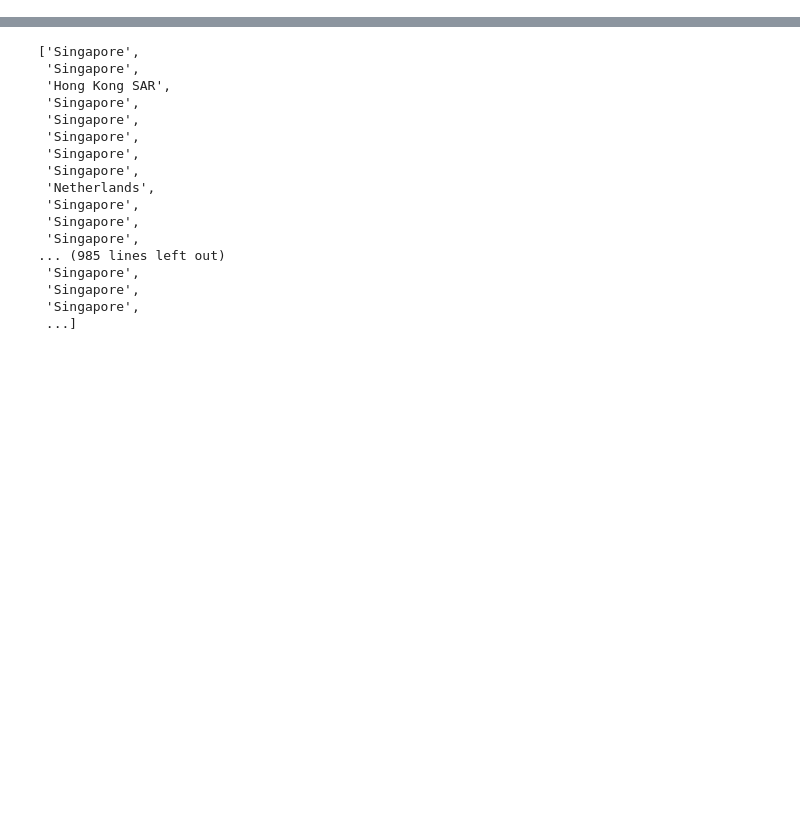
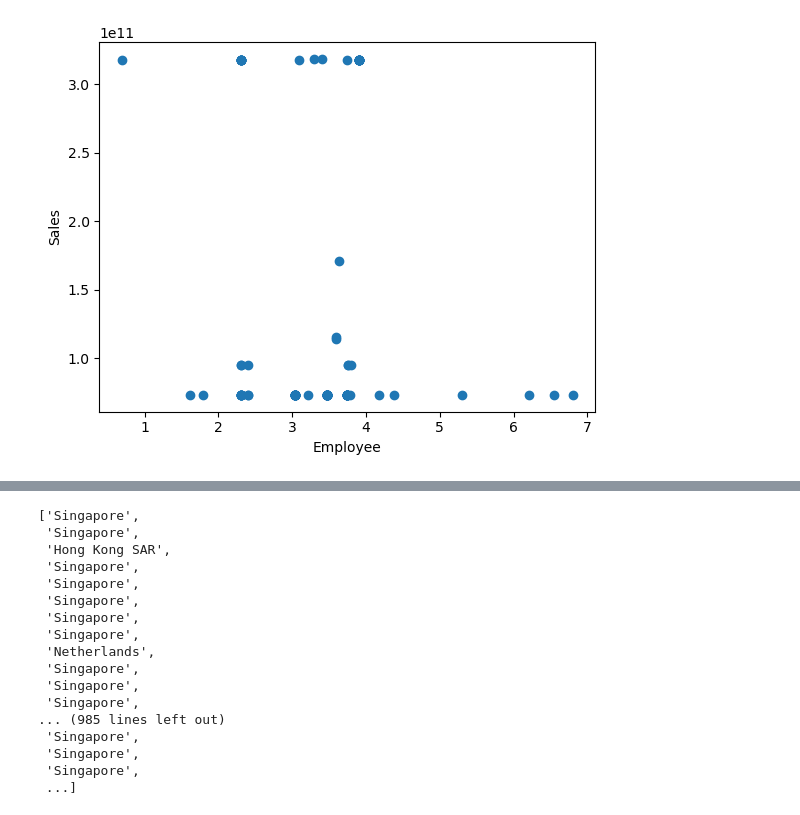
Before and after one commit to nguyenmybinhan/NUS-SDS-Datathon-Champion-TheViets, a Jupyter notebook: An_document.ipynb, the cells around one changed output, grey strips where cells are left out. Cells and saved outputs as stored; diff of their text form; code cells hidden in the pictures; blank space fills up the shorter version.

```diff
--- a/An_document.ipynb
+++ b/An_document.ipynb
@@ -22,0 +68,7 @@ df
+# %%
+plt.scatter(np.log(big_df['Employees (Single Site)']), big_df['Sales (Domestic Ultimate Total USD)'])
+plt.xlabel('Employee')
+plt.ylabel('Sales')
+plt.show()
+# %% [output]
+[figure, added]
```
Also changed, not shown: parts of 19 cells of this notebook, 2 other files.
